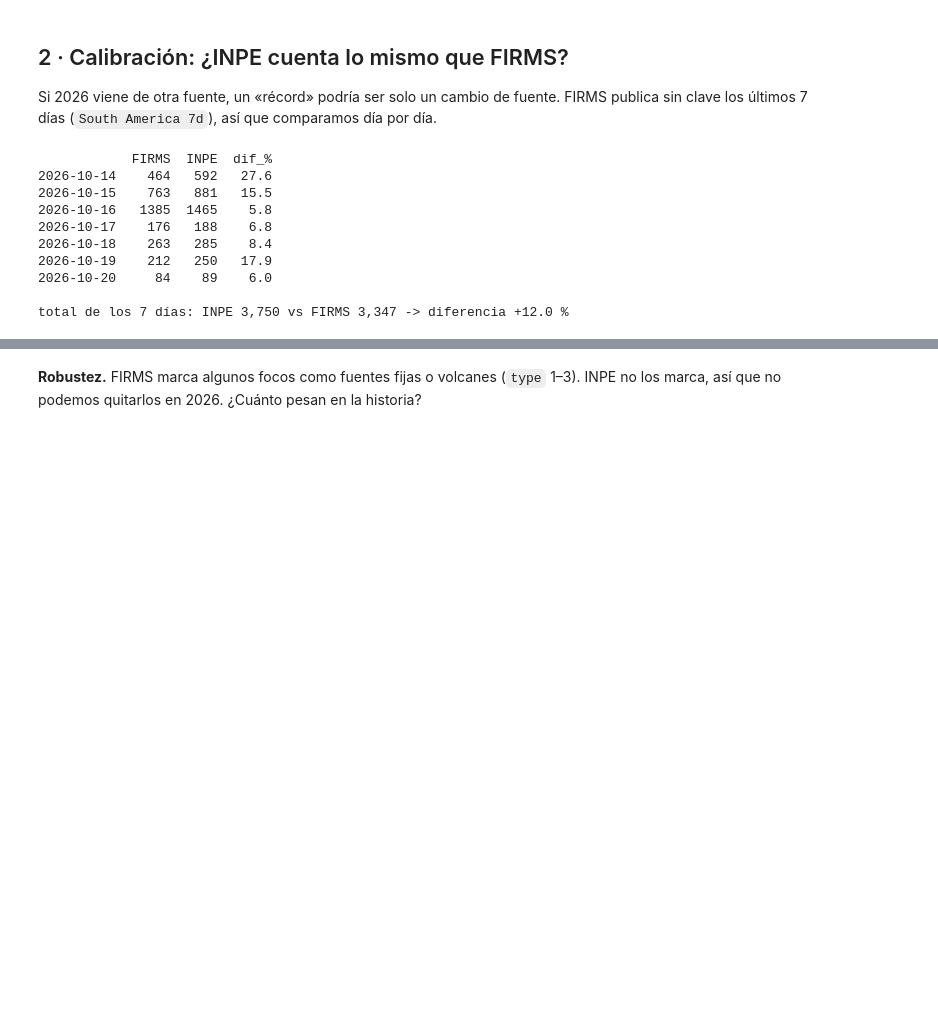
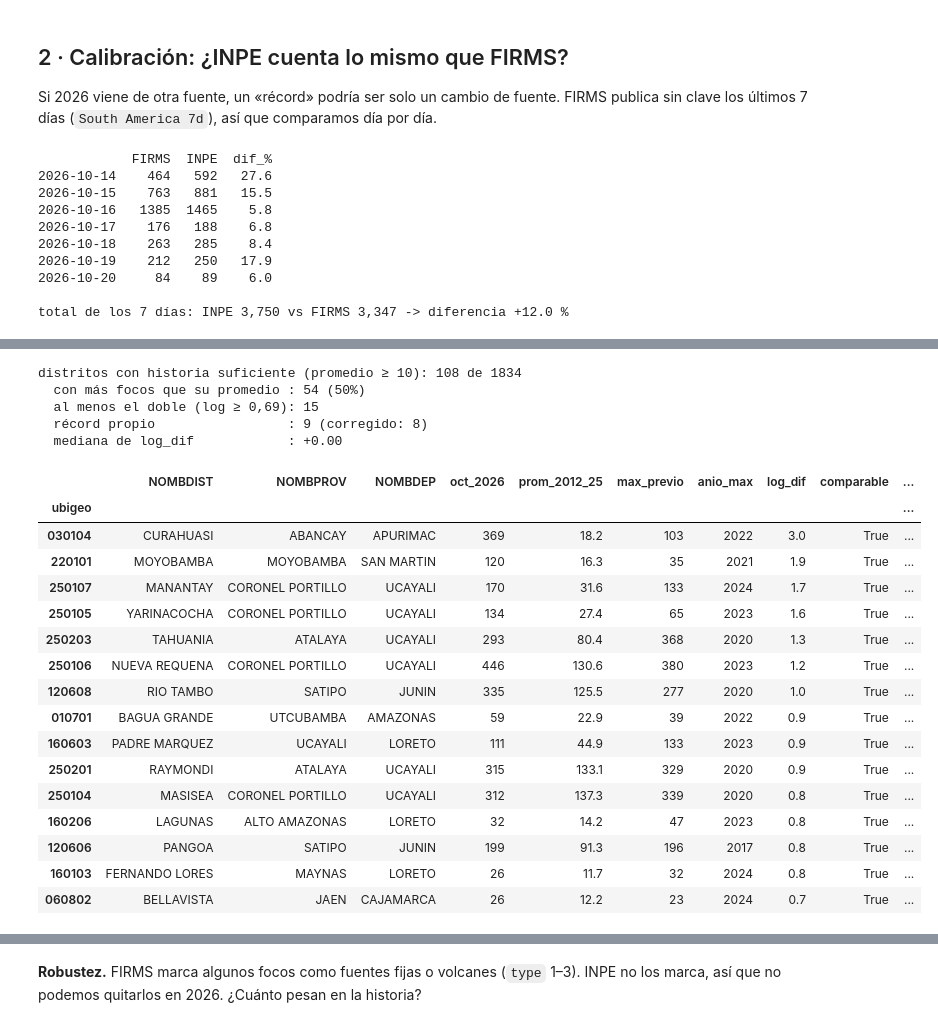
Before and after one commit to haradaoyakawahideki/Python, a Jupyter notebook: Ejercicio/incendios_2026.ipynb, the cells around one changed output, grey strips where cells are left out. Drawn from its saved outputs; the diff is of its cells as text; code cells hidden in the pictures; blank space fills up the shorter version.

```diff
--- a/Ejercicio/incendios_2026.ipynb
+++ b/Ejercicio/incendios_2026.ipynb
@@ -191 +154,51 @@ departamentos con récord en 2026: 1 de 25
+# %%
+distritos = gpd.read_file("datos/distritos.geojson").to_crs(4326)
+distritos["ubigeo"] = distritos.IDDIST
+octubre = gpd.sjoin(octubre.drop(columns="NOMBDEP"),
+                    distritos[["ubigeo", "NOMBDIST", "NOMBPROV", "NOMBDEP", "geometry"]],
+                    predicate="within").drop(columns="index_right")
+
+MIN_PROM = 10
+tab = (octubre.groupby(["ubigeo", "anio"]).size().unstack(fill_value=0)
+       .reindex(index=distritos.ubigeo, columns=range(2012, 2027), fill_value=0))
+dist = distritos.set_index("ubigeo")[["NOMBDIST", "NOMBPROV", "NOMBDEP"]].copy()
+dist["oct_2026"] = tab[2026]
+dist["prom_2012_25"] = tab.loc[:, 2012:2025].mean(axis=1)
+dist["max_previo"] = tab.loc[:, 2012:2025].max(axis=1)
+dist["anio_max"] = tab.loc[:, 2012:2025].idxmax(axis=1)
+dist["log_dif"] = np.log1p(dist.oct_2026) - np.log1p(dist.prom_2012_25)
+dist["comparable"] = dist.prom_2012_25 >= MIN_PROM
+dist["record"] = dist.comparable & (dist.oct_2026 > dist.max_previo)
+dist["record_corregido"] = dist.comparable & (dist.oct_2026 / factor > dist.max_previo)
+
+comp = dist[dist.comparable]
+print(f"distritos con historia suficiente (promedio ≥ {MIN_PROM}): {len(comp)} de {len(dist)}")
+print(f"  con más focos que su promedio : {(comp.log_dif > 0).sum()} ({(comp.log_dif > 0).mean():.0%})")
+print(f"  al menos el doble (log ≥ 0,69): {(comp.log_dif >= np.log(2)).sum()}")
+print(f"  récord propio                 : {comp.record.sum()} (corregido: {comp.record_corregido.sum()})")
+print(f"  mediana de log_dif            : {comp.log_dif.median():+.2f}")
+comp.sort_values("log_dif", ascending=False).head(15)
+# %% [output]
+distritos con historia suficiente (promedio ≥ 10): 108 de 1834
+  con más focos que su promedio : 54 (50%)
+  al menos el doble (log ≥ 0,69): 15
+  récord propio                 : 9 (corregido: 8)
+  mediana de log_dif            : +0.00
+|  | NOMBDIST | NOMBPROV | NOMBDEP | oct_2026 | prom_2012_25 | max_previo | anio_max | log_dif | comparable | ... |
+| ubigeo |  |  |  |  |  |  |  |  |  | ... |
+| 030104 | CURAHUASI | ABANCAY | APURIMAC | 369 | 18.2 | 103 | 2022 | 3.0 | True | ... |
+| 220101 | MOYOBAMBA | MOYOBAMBA | SAN MARTIN | 120 | 16.3 | 35 | 2021 | 1.9 | True | ... |
+| 250107 | MANANTAY | CORONEL PORTILLO | UCAYALI | 170 | 31.6 | 133 | 2024 | 1.7 | True | ... |
+| 250105 | YARINACOCHA | CORONEL PORTILLO | UCAYALI | 134 | 27.4 | 65 | 2023 | 1.6 | True | ... |
+| 250203 | TAHUANIA | ATALAYA | UCAYALI | 293 | 80.4 | 368 | 2020 | 1.3 | True | ... |
+| 250106 | NUEVA REQUENA | CORONEL PORTILLO | UCAYALI | 446 | 130.6 | 380 | 2023 | 1.2 | True | ... |
+| 120608 | RIO TAMBO | SATIPO | JUNIN | 335 | 125.5 | 277 | 2020 | 1.0 | True | ... |
+| 010701 | BAGUA GRANDE | UTCUBAMBA | AMAZONAS | 59 | 22.9 | 39 | 2022 | 0.9 | True | ... |
+| 160603 | PADRE MARQUEZ | UCAYALI | LORETO | 111 | 44.9 | 133 | 2023 | 0.9 | True | ... |
+| 250201 | RAYMONDI | ATALAYA | UCAYALI | 315 | 133.1 | 329 | 2020 | 0.9 | True | ... |
+| 250104 | MASISEA | CORONEL PORTILLO | UCAYALI | 312 | 137.3 | 339 | 2020 | 0.8 | True | ... |
+| 160206 | LAGUNAS | ALTO AMAZONAS | LORETO | 32 | 14.2 | 47 | 2023 | 0.8 | True | ... |
+| 120606 | PANGOA | SATIPO | JUNIN | 199 | 91.3 | 196 | 2017 | 0.8 | True | ... |
+| 160103 | FERNANDO LORES | MAYNAS | LORETO | 26 | 11.7 | 32 | 2024 | 0.8 | True | ... |
+| 060802 | BELLAVISTA | JAEN | CAJAMARCA | 26 | 12.2 | 23 | 2024 | 0.7 | True | ... |
 # %%
```
Also changed, not shown: parts of 13 cells of this notebook, 7 other files.
